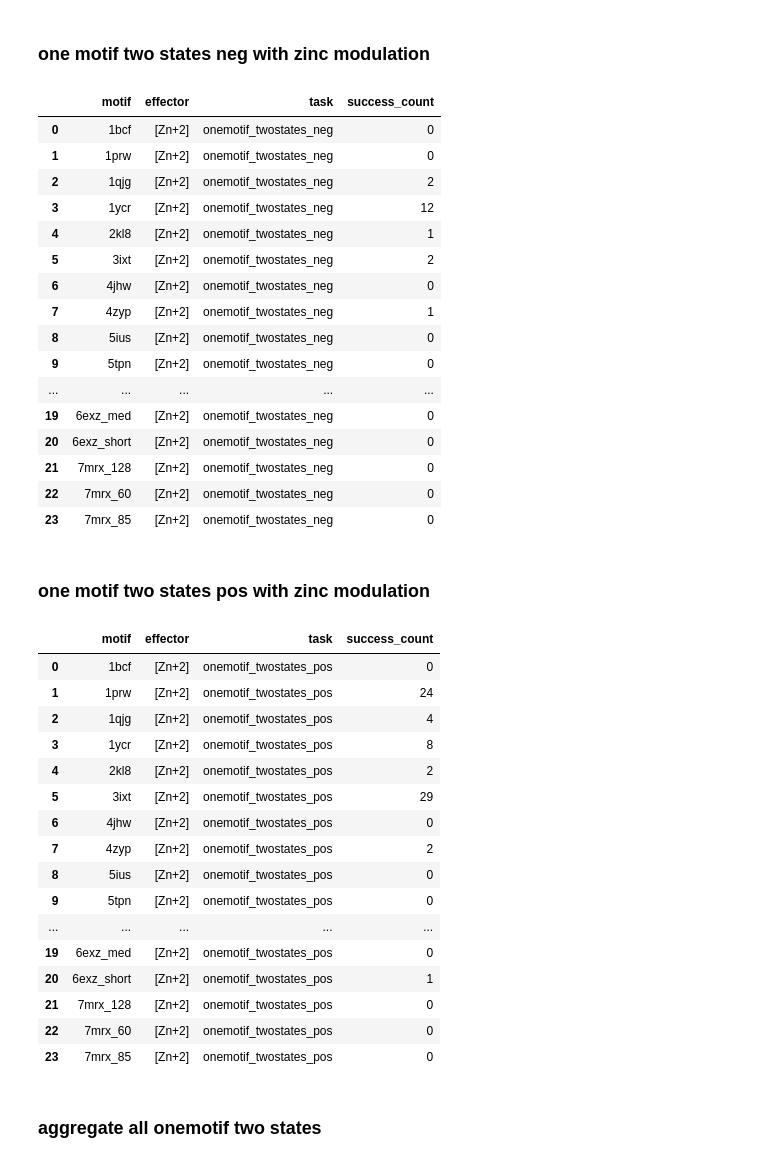
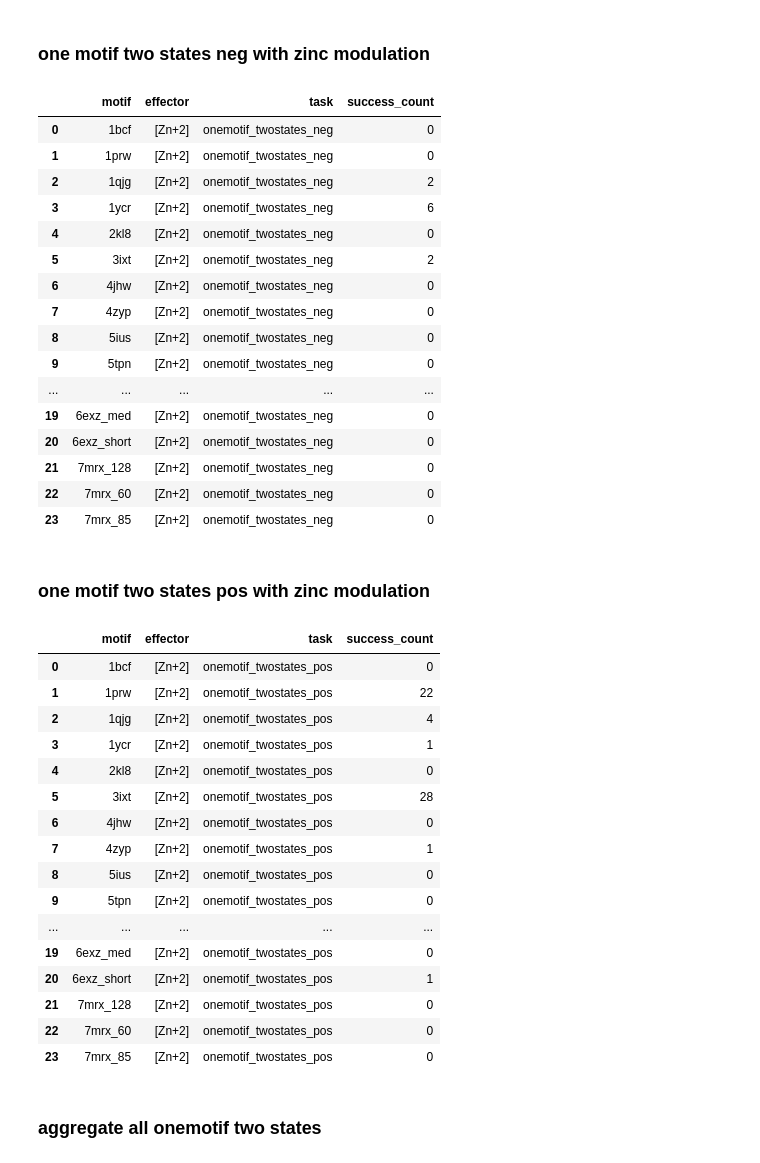
Before and after one commit to aparsanMIT/MotifCraft-AA, a Jupyter notebook: eval.ipynb, the cells around one changed output. Drawn from its saved outputs; the diff is of its cells as text; code cells hidden in the pictures.

```diff
--- a/eval.ipynb
+++ b/eval.ipynb
@@ -183,8 +183,9 @@ for motif in sorted(os.listdir(out_dir)):
 
     # condition for one motif two states negative allostery
     n_success = len(
-        agg[(agg["motifRMSD_mean_unbound"] <= 1.0) & (agg["motifRMSD_mean_bound"] > 1.0)]
+        agg[(agg["motifRMSD_mean_unbound"] <= 1.0) & (agg["motifRMSD_mean_bound"] > 1.0)  & ((agg["motifRMSD_mean_bound"] - agg["motifRMSD_mean_unbound"]).abs() >= 0.5) ]
     )
+
     successes_neg.append({
         "motif": motif,
         "effector":"OQO",
@@ -240,7 +241,7 @@ for motif in sorted(os.listdir(out_dir)):
 
     # condition for one motif two states positive allostery
     n_success = len(
-        agg[(agg["motifRMSD_mean_unbound"] > 1.0) & (agg["motifRMSD_mean_bound"] <= 1.0)]
+        agg[(agg["motifRMSD_mean_unbound"] > 1.0) & (agg["motifRMSD_mean_bound"] <= 1.0) & ((agg["motifRMSD_mean_bound"] - agg["motifRMSD_mean_unbound"]).abs() >= 0.5) ]
     )
 
     successes_pos.append({
@@ -253,3 +254,5 @@ for motif in sorted(os.listdir(out_dir)):
     # plot_scatter_motifrmsd(agg, motif).show()
 
 df_pos = pd.DataFrame(successes_pos)
+
+df_pos
@@ -274,7 +295,7 @@ for motif in sorted(os.listdir(out_dir)):
 
     # condition for one motif two states negative allostery
     n_success = len(
-        agg[(agg["motifRMSD_mean_unbound"] <= 1.0) & (agg["motifRMSD_mean_bound"] > 1.0)]
+        agg[(agg["motifRMSD_mean_unbound"] <= 1.0) & (agg["motifRMSD_mean_bound"] > 1.0) &  ((agg["motifRMSD_mean_bound"] - agg["motifRMSD_mean_unbound"]).abs() >= 0.5) ]
     )
     successes_neg_zn.append({
         "motif": motif,
@@ -292,11 +313,11 @@ df_neg_zn
 | 0 | 1bcf | [Zn+2] | onemotif_twostates_neg | 0 |
 | 1 | 1prw | [Zn+2] | onemotif_twostates_neg | 0 |
 | 2 | 1qjg | [Zn+2] | onemotif_twostates_neg | 2 |
-| 3 | 1ycr | [Zn+2] | onemotif_twostates_neg | 12 |
-| 4 | 2kl8 | [Zn+2] | onemotif_twostates_neg | 1 |
+| 3 | 1ycr | [Zn+2] | onemotif_twostates_neg | 6 |
+| 4 | 2kl8 | [Zn+2] | onemotif_twostates_neg | 0 |
 | 5 | 3ixt | [Zn+2] | onemotif_twostates_neg | 2 |
 | 6 | 4jhw | [Zn+2] | onemotif_twostates_neg | 0 |
-| 7 | 4zyp | [Zn+2] | onemotif_twostates_neg | 1 |
+| 7 | 4zyp | [Zn+2] | onemotif_twostates_neg | 0 |
 | 8 | 5ius | [Zn+2] | onemotif_twostates_neg | 0 |
 | 9 | 5tpn | [Zn+2] | onemotif_twostates_neg | 0 |
 | ... | ... | ... | ... | ... |
@@ -316,41 +337,41 @@ for motif in sorted(os.listdir(out_dir)):
     motif_out_dir = os.path.join(out_dir, motif)
 
     agg_path = os.path.join(motif_out_dir, "_aggresults.csv")
     full_path = os.path.join(motif_out_dir, "_fullresults.csv")
 
     if not (os.path.exists(agg_path) and os.path.exists(full_path)):
         motif_pdb = f"/data/cb/mihirb14/projects/BoltzDesign1/motifs/{motif}.pdb"
         full, agg = motif_results(motif_out_dir, motif_pdb, motif)
     else:
         full = pd.read_csv(full_path)
         agg = pd.read_csv(agg_path)
 
     # condition for one motif two states positive allostery
     n_success = len(
-        agg[(agg["motifRMSD_mean_unbound"] > 1.0) & (agg["motifRMSD_mean_bound"] <= 1.0)]
+        agg[(agg["motifRMSD_mean_unbound"] > 1.0) & (agg["motifRMSD_mean_bound"] <= 1.0) & ((agg["motifRMSD_mean_bound"] - agg["motifRMSD_mean_unbound"]).abs() >= 0.5) ]
     )
 
     successes_pos_zn.append({
         "motif": motif,
         "effector": "[Zn+2]",
         "task": "onemotif_twostates_pos",
         "success_count": n_success
     })
 
     # plot_scatter_motifrmsd(agg, motif).show()
 
 df_pos_zn = pd.DataFrame(successes_pos_zn)
 df_pos_zn
 # %% [output]
 |  | motif | effector | task | success_count |
 | 0 | 1bcf | [Zn+2] | onemotif_twostates_pos | 0 |
-| 1 | 1prw | [Zn+2] | onemotif_twostates_pos | 24 |
+| 1 | 1prw | [Zn+2] | onemotif_twostates_pos | 22 |
 | 2 | 1qjg | [Zn+2] | onemotif_twostates_pos | 4 |
-| 3 | 1ycr | [Zn+2] | onemotif_twostates_pos | 8 |
-| 4 | 2kl8 | [Zn+2] | onemotif_twostates_pos | 2 |
-| 5 | 3ixt | [Zn+2] | onemotif_twostates_pos | 29 |
+| 3 | 1ycr | [Zn+2] | onemotif_twostates_pos | 1 |
+| 4 | 2kl8 | [Zn+2] | onemotif_twostates_pos | 0 |
+| 5 | 3ixt | [Zn+2] | onemotif_twostates_pos | 28 |
 | 6 | 4jhw | [Zn+2] | onemotif_twostates_pos | 0 |
-| 7 | 4zyp | [Zn+2] | onemotif_twostates_pos | 2 |
+| 7 | 4zyp | [Zn+2] | onemotif_twostates_pos | 1 |
 | 8 | 5ius | [Zn+2] | onemotif_twostates_pos | 0 |
 | 9 | 5tpn | [Zn+2] | onemotif_twostates_pos | 0 |
 | ... | ... | ... | ... | ... |
```
Also changed, not shown: parts of 10 cells of this notebook, 1 other file.
